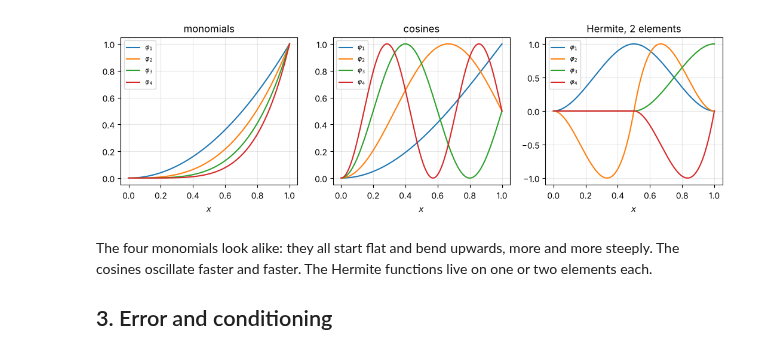
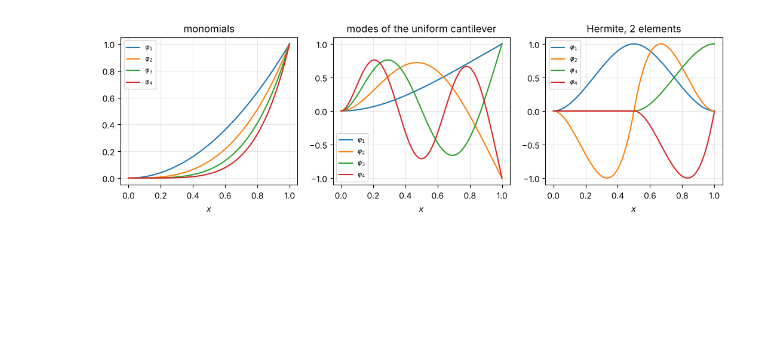
Before and after one commit to svidoli/VarMethCompMech-notebooks, a Jupyter notebook: ch06_three_bases.ipynb, the cells around one changed output. Saved outputs shown, nothing was run; the diff lists cells and outputs as text; code cells hidden in the pictures; blank space fills up the shorter version.

```diff
--- a/ch06_three_bases.ipynb
+++ b/ch06_three_bases.ipynb
@@ -92,38 +100,42 @@ derivative, as the bending energy requires. The clamp removes the two unknowns o
-# %%
-def monomials(N, x):
-    k = np.arange(2, N + 2)[:, None]
-    return x**k, k * (k - 1) * x**(k - 2), k * (k - 1) * (k - 2) * x**np.maximum(k - 3, 0)
-
-def cosines(N, x):
-    a = (2 * np.arange(1, N + 1) - 1)[:, None] * np.pi / 2
-    return 1 - np.cos(a * x), a**2 * np.cos(a * x), -a**3 * np.sin(a * x)
-
-def hermite(Ne, x):
-    h = 1 / Ne
-    e = np.minimum((x / h).astype(int), Ne - 1); s = x / h - e
-    shapes = [1 - 3*s**2 + 2*s**3, h*(s - 2*s**2 + s**3), 3*s**2 - 2*s**3, h*(s**3 - s**2)]
-    curv   = [(-6 + 12*s) / h**2, (-4 + 6*s) / h, (6 - 12*s) / h**2, (6*s - 2) / h]
-    third  = [12 / h**3 + 0*s, 6 / h**2 + 0*s, -12 / h**3 + 0*s, 6 / h**2 + 0*s]
-    phi = np.zeros((2 * (Ne + 1), x.size)); d2 = np.zeros_like(phi); d3 = np.zeros_like(phi)
-    cols = np.arange(x.size)
-    for j in range(4):
-        np.add.at(phi, (2 * e + j, cols), shapes[j]); np.add.at(d2, (2 * e + j, cols), curv[j])
-        np.add.at(d3, (2 * e + j, cols), third[j])
-    return phi[2:], d2[2:], d3[2:]  # drop displacement and rotation of the clamped node
-
-fig, axs = plt.subplots(1, 3, figsize=(13, 3.2))
-xs = np.linspace(0, 1, 400)
-for ax, (name, basis, n) in zip(axs, [("monomials", monomials, 4), ("cosines", cosines, 4),
-                                       ("Hermite, 2 elements", hermite, 2)]):
-    phi = basis(n, xs)[0]
-    for k, ph in enumerate(phi):
-        ax.plot(xs, ph / np.max(np.abs(ph)), label=f"$\\varphi_{k+1}$")
-    ax.set_title(name); ax.set_xlabel("$x$"); ax.grid(alpha=0.3); ax.legend(fontsize=8)
-plt.show()
-# %% [output]
-[figure, removed]
-# %% [markdown]
-The four monomials look alike: they all start flat and bend upwards, more and more steeply. The cosines oscillate
-faster and faster. The Hermite functions live on one or two elements each.
-
-## 3. Error and conditioning
+# %%
+def monomials(N, x):
+    k = np.arange(2, N + 2)[:, None]
+    return x**k, k * (k - 1) * x**(k - 2), k * (k - 1) * (k - 2) * x**np.maximum(k - 3, 0)
+
+f_char = lambda m: 1 + np.cos(m) * np.cosh(m)
+mu = np.array([brentq(f_char, 1, 2.5)] +
+              [brentq(f_char, (k - 0.5) * np.pi - 0.5, (k - 0.5) * np.pi + 0.5) for k in range(2, 101)])
+
+def modes(N, x):
+    out = [[], [], []]
+    for m in mu[:N]:
+        den = np.sinh(m) + np.sin(m); s = (np.cosh(m) + np.cos(m)) / den
+        A = np.exp(m) * (np.sin(m) - np.cos(m) - np.exp(-m)) / (2 * den); B = (1 + s) / 2
+        e1, e2 = A * np.exp(m * (x - 1)), B * np.exp(-m * x)       # cosh - s sinh = e1 + e2
+        out[0].append(e1 + e2 - np.cos(m * x) + s * np.sin(m * x))
+        out[1].append(m**2 * (e1 + e2 + np.cos(m * x) - s * np.sin(m * x)))
+        out[2].append(m**3 * (e1 - e2 - np.sin(m * x) - s * np.cos(m * x)))
+    return [np.array(o) for o in out]
+
+def hermite(Ne, x):
+    h = 1 / Ne
+    e = np.minimum((x / h).astype(int), Ne - 1); s = x / h - e
+    shapes = [1 - 3*s**2 + 2*s**3, h*(s - 2*s**2 + s**3), 3*s**2 - 2*s**3, h*(s**3 - s**2)]
+    curv   = [(-6 + 12*s) / h**2, (-4 + 6*s) / h, (6 - 12*s) / h**2, (6*s - 2) / h]
+    third  = [12 / h**3 + 0*s, 6 / h**2 + 0*s, -12 / h**3 + 0*s, 6 / h**2 + 0*s]
+    out = [np.zeros((2 * (Ne + 1), x.size)) for _ in range(3)]; cols = np.arange(x.size)
+    for j in range(4):
+        for o, v in zip(out, (shapes, curv, third)):
+            np.add.at(o, (2 * e + j, cols), v[j])
+    return [o[2:] for o in out]     # drop displacement and rotation of the clamped node
+
+fig, axs = plt.subplots(1, 3, figsize=(13, 3.2))
+xs = (np.arange(1000) + 0.5) / 1000     # plotting points, never exactly on a node or a jump
+for ax, (name, basis, n) in zip(axs, [("monomials", monomials, 4), ("modes of the uniform cantilever", modes, 4),
+                                       ("Hermite, 2 elements", hermite, 2)]):
+    for k, ph in enumerate(basis(n, xs)[0]):
+        ax.plot(xs, ph / np.max(np.abs(ph)), label=f"$\\varphi_{k+1}$")
+    ax.set_title(name); ax.set_xlabel("$x$"); ax.grid(alpha=0.3); ax.legend(fontsize=8)
+plt.show()
+# %% [output]
+[figure, added]
```
Also changed, not shown: parts of 12 cells of this notebook, 1 other file.
